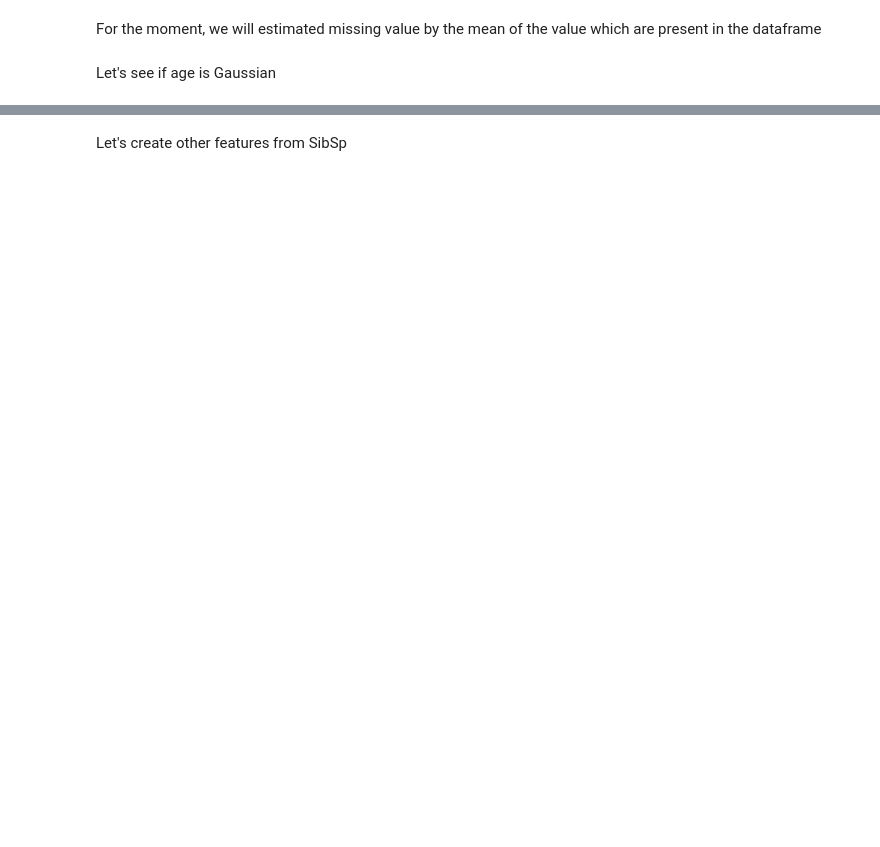
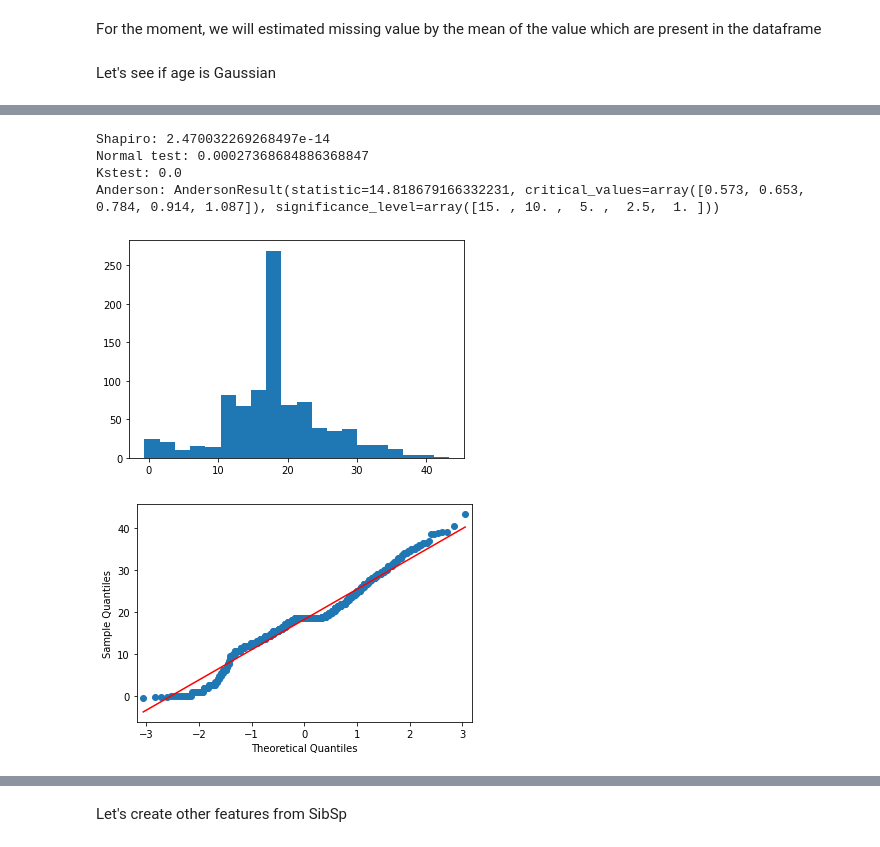
Before and after one commit to Kevin-Guyard/Titanic, a Jupyter notebook: TitanicNotebook.ipynb, the cells around one changed output, grey strips where cells are left out. Cells and saved outputs as stored; diff of their text form; code cells hidden in the pictures; blank space fills up the shorter version.

```diff
--- a/TitanicNotebook.ipynb
+++ b/TitanicNotebook.ipynb
@@ -115,0 +175,13 @@ Let's see if age is Gaussian
+# %%
+from scipy.stats import boxcox
+
+Age = df_train.Age
+Age, _ = boxcox(Age)
+test_normality(data=Age, bins=20)
+# %% [output]
+Shapiro: 2.470032269268497e-14
+Normal test: 0.00027368684886368847
+Kstest: 0.0
+Anderson: AndersonResult(statistic=14.818679166332231, critical_values=array([0.573, 0.653, 0.784, 0.914, 1.087]), significance_level=array([15. , 10. ,  5. ,  2.5,  1. ]))
+[figure, added]
+[figure, added]
```
Also changed, not shown: parts of 115 cells of this notebook, 1 other file.
